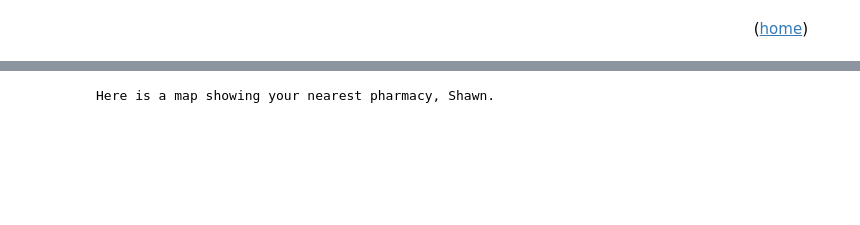
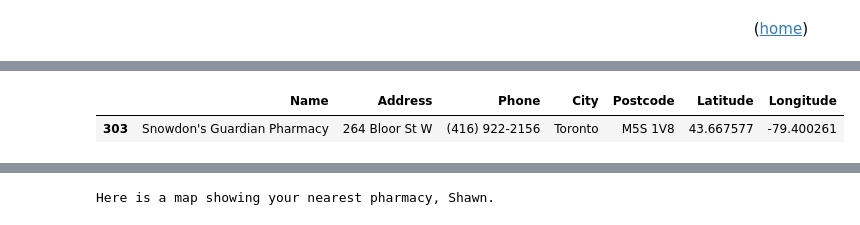
Before and after one commit to shawnsyms/revival-survival, a Jupyter notebook: revival_equals_survival.ipynb, the cells around one changed output, grey strips where cells are left out. Cells and saved outputs as stored; diff of their text form; code cells hidden in the pictures; blank space fills up the shorter version.

```diff
--- a/revival_equals_survival.ipynb
+++ b/revival_equals_survival.ipynb
@@ -407,0 +508,5 @@ Identifying your location, Shawn. Your closest pharmacy is Rexall, located at 47
+# %%
+subsequent_observation
+# %% [output]
+|  | Name | Address | Phone | City | Postcode | Latitude | Longitude |
+| 303 | Snowdon's Guardian Pharmacy | 264 Bloor St W | (416) 922-2156 | Toronto | M5S 1V8 | 43.667577 | -79.400261 |
```
Also changed, not shown: parts of 71 cells of this notebook, 11 other files.
